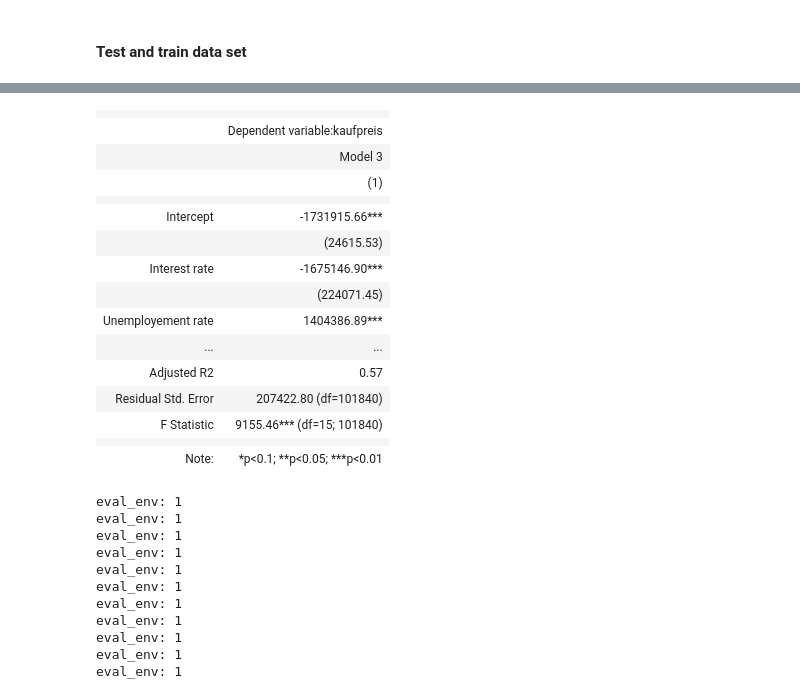
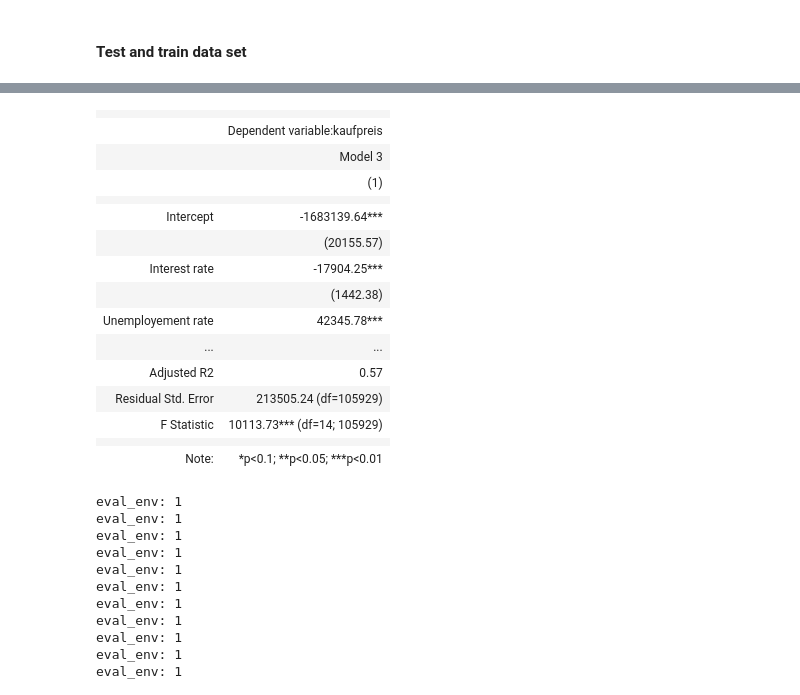
Before and after one commit to pvseydlitz/BachelorThesis, a Jupyter notebook: regression_hk_cities.ipynb, the cells around one changed output, grey strips where cells are left out. Drawn from its saved outputs; the diff is of its cells as text; code cells hidden in the pictures.

```diff
--- a/regression_hk_cities.ipynb
+++ b/regression_hk_cities.ipynb
@@ -939,27 +685,20 @@ df_both_factors = df_characteristics.copy(deep=True)
 
 def convert_date(x):
     date_string = str(x)
-    date = date_string.split('m')[-1]
-    if (date == '1' or date == '2' or date == '3'):
-        quarter = '1'
-    elif (date == '4' or date == '5' or date == '6'):
-        quarter = '2'
-    elif (date == '7' or date == '8' or date == '9'):
-        quarter = '3'
-    elif (date == '10' or date == '11' or date == '12'):
-        quarter = '4'
+    date_int = int(date_string.split('m')[-1])
+    if (date_int < 10):
+        date = '0' + str(date_int)
     else:
-        quarter = '0'
-
+        date = str(date_int)
     year = date_string.split('m')[0]
-    new_date = year + '-Q' + quarter
+    new_date = year + '-' + date
     return new_date
 
-df_both_factors['date_quarter'] = df_both_factors.apply(lambda x: convert_date(x['edat']), axis = 1)
+df_both_factors['date_month'] = df_both_factors.apply(lambda x: convert_date(x['edat']), axis = 1)
 
-df_original.drop(columns=['kaufpreis', 'price_sqm'], axis=1, inplace=True)
-df_both_factors = pd.merge(df_both_factors, df_original, how="left", on="date_quarter")
-df_both_factors = df_both_factors.dropna(subset=['household_income'])
+df_original_2.drop(columns=['kaufpreis', 'price_sqm'], axis=1, inplace=True)
+df_both_factors = pd.merge(df_both_factors, df_original_2, how="left", on="date_month")
+#df_both_factors = df_both_factors.dropna(subset=['household_income'])
 
 print(df_both_factors.shape)
 df_both_factors.head()
@@ -977,7 +716,7 @@ df_both_factors.head()
 # %% [markdown]
 #### Test and train data set
 # %%
-X = df_both_factors[['interest_rate', 'Erwerbslosenquote', 'household_income', 'housing_construction_investment', 'Baugenehmigungen', 'transactions', 'wohnflaeche', 'grundstuecksflaeche', 'zimmeranzahl', 'schlafzimmer', 'badezimmer', 'keller', 'parkplatz', 'age','objektzustand']]
+X = df_both_factors[['interest_rate', 'Erwerbslosenquote', 'disposable_income', 'housing_construction_investment', 'Baugenehmigungen', 'wohnflaeche', 'grundstuecksflaeche', 'zimmeranzahl', 'schlafzimmer', 'badezimmer', 'keller', 'parkplatz', 'age','objektzustand']]
 Y = df_both_factors['kaufpreis']
 
 X_train, X_test, y_train, y_test = train_test_split(X, Y, test_size=0.2, random_state=101)
@@ -1024,44 +763,44 @@ strong multicollinearity or other numerical problems.
 from stargazer.stargazer import Stargazer
 stargazer_tab = Stargazer([ls])
 stargazer_tab.custom_columns('Model 3')
 stargazer_tab.significant_digits(2)
-stargazer_tab.covariate_order(['const', 'interest_rate', 'Erwerbslosenquote', 'household_income', 'housing_construction_investment', 'Baugenehmigungen', 'transactions', 'age', 'wohnflaeche', 'zimmeranzahl', 'grundstuecksflaeche', 'schlafzimmer', 'badezimmer', 'parkplatz', 'keller', 'objektzustand'])
+stargazer_tab.covariate_order(['const', 'interest_rate', 'Erwerbslosenquote', 'disposable_income', 'housing_construction_investment', 'Baugenehmigungen', 'age', 'wohnflaeche', 'zimmeranzahl', 'grundstuecksflaeche', 'schlafzimmer', 'badezimmer', 'parkplatz', 'keller', 'objektzustand'])
 stargazer_tab.rename_covariates({
     'interest_rate': 'Interest rate',
     'Erwerbslosenquote': 'Unemployement rate',
     'const': 'Intercept',
-    'household_income': 'Income per household',
+    'disposable_income': 'Disposable income',
     'housing_construction_investment': 'Investment in housing construction as percentage of BIP',
     'Baugenehmigungen': 'Number of construction permissions',
     'transactions': 'Number of transactions',
     'age': 'Age',
     'badezimmer': 'Number of bathrooms',
     'const': 'Intercept',
     'grundstuecksflaeche': 'Land area',
     'keller': 'Cellar',
     'objektzustand': 'Object condition',
     'parkplatz': 'Parkingspace',
     'schlafzimmer': 'Number of bedrooms',
     'wohnflaeche': 'Living space',
     'zimmeranzahl': 'Number of rooms'
     })
 open('./Regression-Output/regression-3_hk_cities.tex', 'w').write(stargazer_tab.render_latex())
 stargazer_tab
 # %% [output]
 |  |  |
 |  | Dependent variable:kaufpreis |
 |  | Model 3 |
 |  | (1) |
 |  |  |
-| Intercept | -1731915.66*** |
-|  | (24615.53) |
-| Interest rate | -1675146.90*** |
-|  | (224071.45) |
-| Unemployement rate | 1404386.89*** |
+| Intercept | -1683139.64*** |
+|  | (20155.57) |
+| Interest rate | -17904.25*** |
+|  | (1442.38) |
+| Unemployement rate | 42345.78*** |
 | ... | ... |
 | Adjusted R2 | 0.57 |
-| Residual Std. Error | 207422.80 (df=101840) |
-| F Statistic | 9155.46*** (df=15; 101840) |
+| Residual Std. Error | 213505.24 (df=105929) |
+| F Statistic | 10113.73*** (df=14; 105929) |
 |  |  |
 | Note: | *p<0.1; **p<0.05; ***p<0.01 |
 # %%
```
Also changed, not shown: parts of 18 cells of this notebook, 4 other files.
